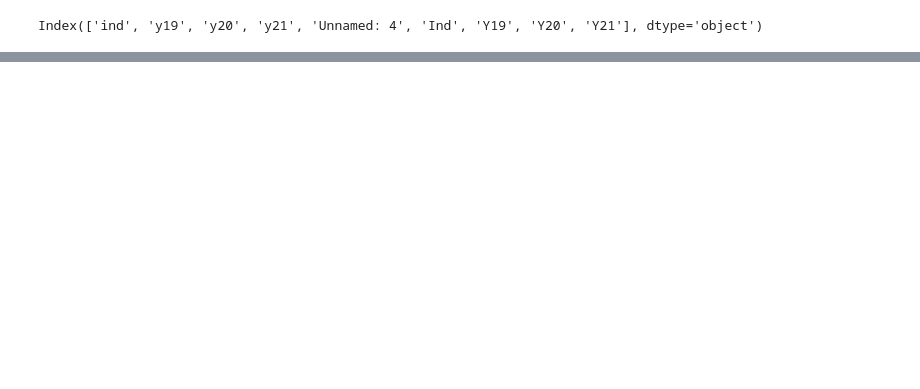
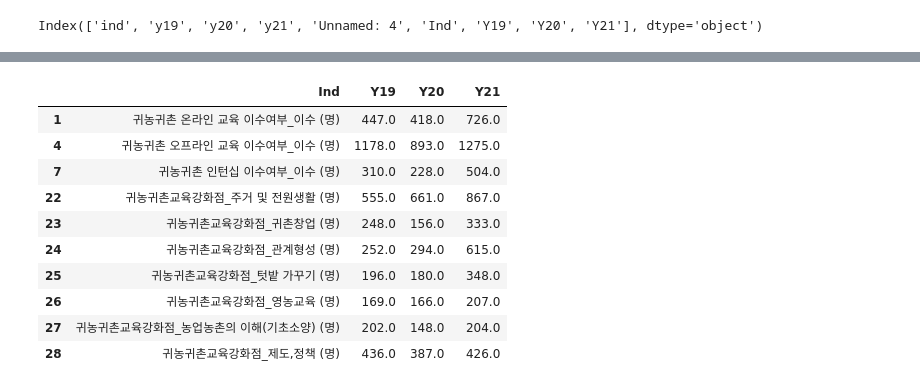
Before and after one commit to limyerin/contest, a Jupyter notebook: test2.ipynb, the cells around one changed output, grey strips where cells are left out. Drawn from its saved outputs; the diff is of its cells as text; code cells hidden in the pictures; blank space fills up the shorter version.

```diff
--- a/test2.ipynb
+++ b/test2.ipynb
@@ -182,0 +242,14 @@ data
+# %%
+pdata3.loc[[1,4,7,22,23,24,25,26,27,28,]]  #31까지
+# %% [output]
+|  | Ind | Y19 | Y20 | Y21 |
+| 1 | 귀농귀촌 온라인 교육 이수여부_이수 (명) | 447.0 | 418.0 | 726.0 |
+| 4 | 귀농귀촌 오프라인 교육 이수여부_이수 (명) | 1178.0 | 893.0 | 1275.0 |
+| 7 | 귀농귀촌 인턴십 이수여부_이수 (명) | 310.0 | 228.0 | 504.0 |
+| 22 | 귀농귀촌교육강화점_주거 및 전원생활 (명) | 555.0 | 661.0 | 867.0 |
+| 23 | 귀농귀촌교육강화점_귀촌창업 (명) | 248.0 | 156.0 | 333.0 |
+| 24 | 귀농귀촌교육강화점_관계형성 (명) | 252.0 | 294.0 | 615.0 |
+| 25 | 귀농귀촌교육강화점_텃밭 가꾸기 (명) | 196.0 | 180.0 | 348.0 |
+| 26 | 귀농귀촌교육강화점_영농교육 (명) | 169.0 | 166.0 | 207.0 |
+| 27 | 귀농귀촌교육강화점_농업농촌의 이해(기초소양) (명) | 202.0 | 148.0 | 204.0 |
+| 28 | 귀농귀촌교육강화점_제도,정책 (명) | 436.0 | 387.0 | 426.0 |
```
Also changed, not shown: parts of 15 cells of this notebook.
